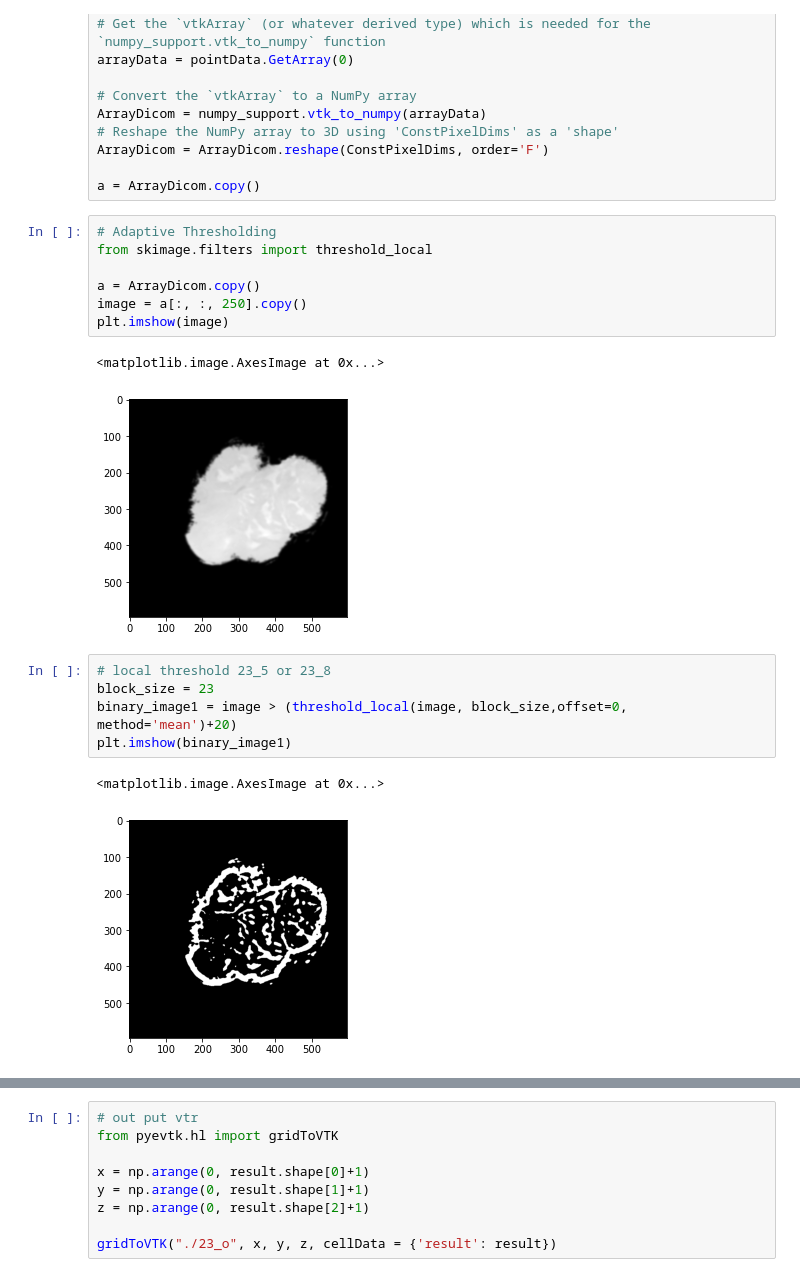
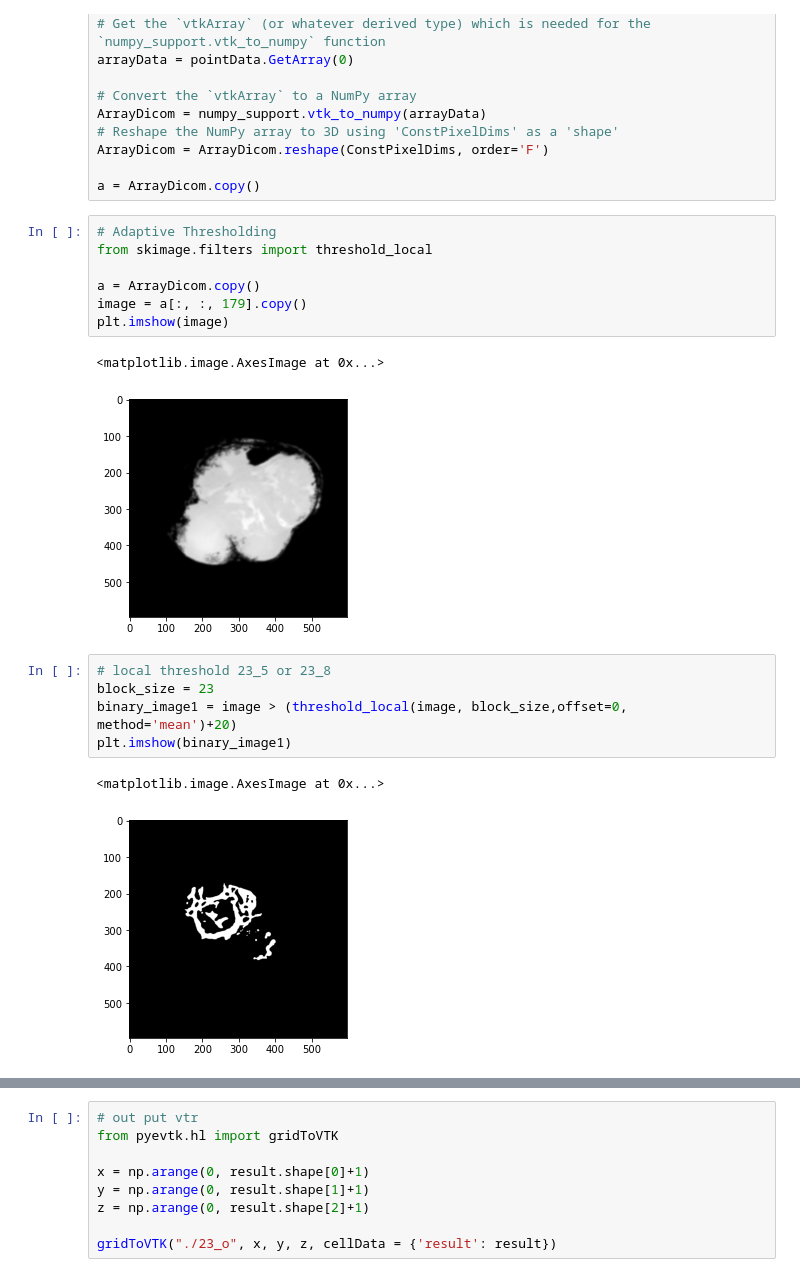
Before and after one commit to siminpan/MOSJ-3DCT, a Jupyter notebook: python/readdicom.ipynb, the cells around one changed output, grey strips where cells are left out. Saved outputs shown, nothing was run; the diff lists cells and outputs as text.

```diff
--- a/python/readdicom.ipynb
+++ b/python/readdicom.ipynb
@@ -45,13 +45,13 @@ a = ArrayDicom.copy()
 # %%
 # Adaptive Thresholding
 from skimage.filters import threshold_local
 
 a = ArrayDicom.copy()
-image = a[:, :, 250].copy()
+image = a[:, :, 179].copy()
 plt.imshow(image)
 # %% [output]
 <matplotlib.image.AxesImage at 0x...>
-[figure, old version]
+[figure, new version]
 # %%
 # local threshold 23_5 or 23_8
 block_size = 23
@@ -59,7 +59,7 @@ binary_image1 = image > (threshold_local(image, block_size,offset=0, method='mea
 plt.imshow(binary_image1)
 # %% [output]
 <matplotlib.image.AxesImage at 0x...>
-[figure, old version]
+[figure, new version]
 # %%
 # close gap (blur/extend)
 from skimage import morphology
```
Also changed, not shown: parts of 12 cells of this notebook.
